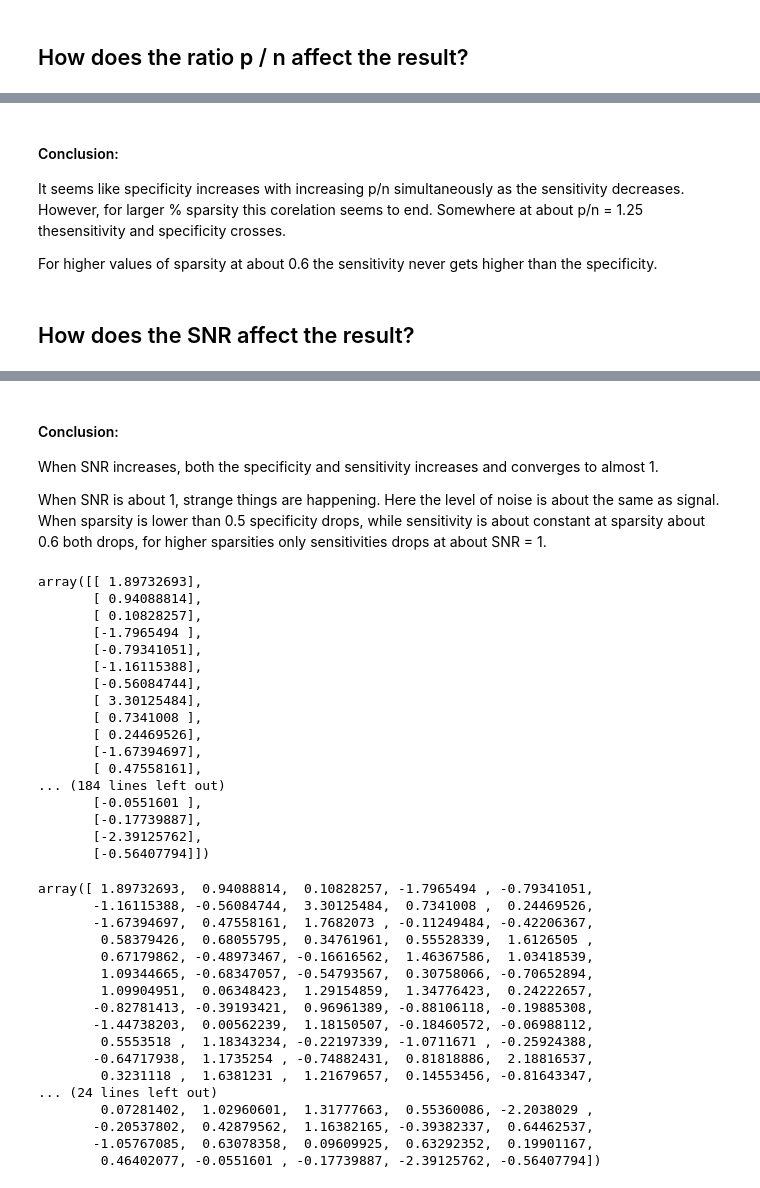
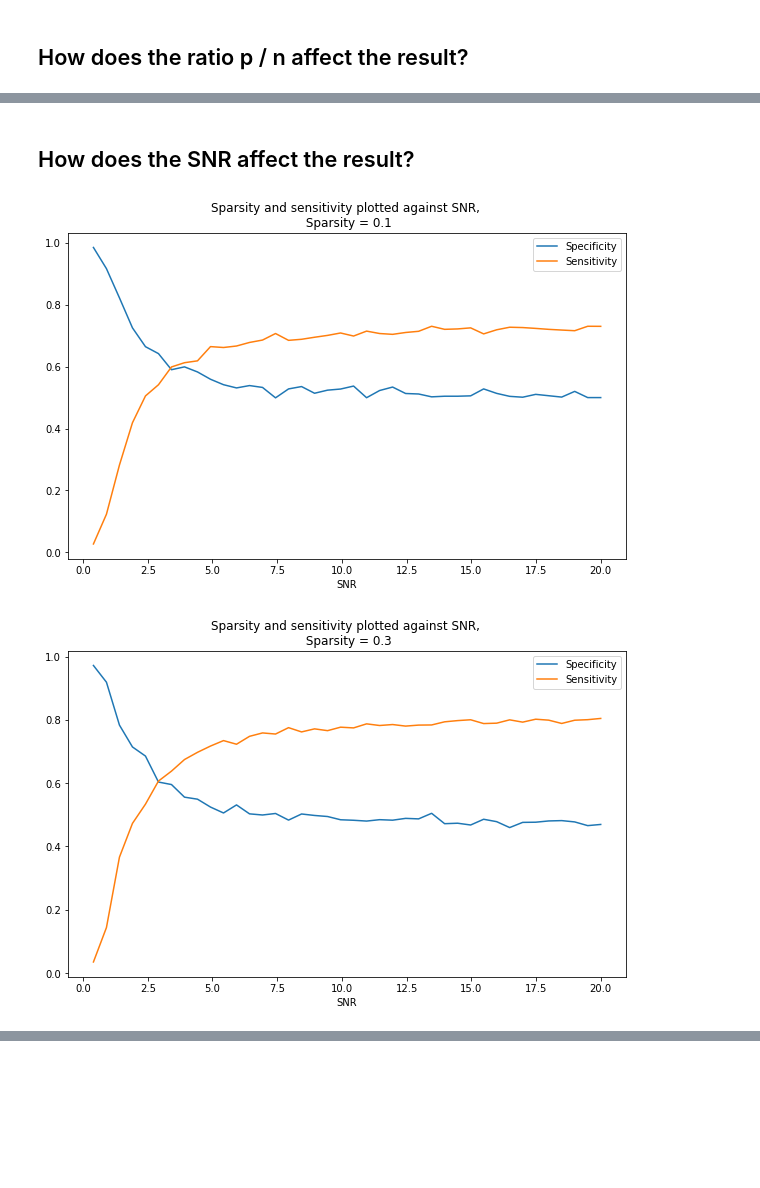
Before and after one commit to emmaryd/statistical-learning, a Jupyter notebook: project-the-lasso-and-sparsity-levels.ipynb, the cells around one changed output, grey strips where cells are left out. Cells and saved outputs as stored; diff of their text form; code cells hidden in the pictures; blank space fills up the shorter version.

```diff
--- a/project-the-lasso-and-sparsity-levels.ipynb
+++ b/project-the-lasso-and-sparsity-levels.ipynb
@@ -294,9 +236,3 @@ for s in sparsity:
-# %% [markdown]
-#### Conclusion:
-It seems like specificity increases with increasing p/n simultaneously as the sensitivity decreases.
-However, for larger % sparsity this corelation seems to end. Somewhere at about p/n = 1.25 thesensitivity and specificity crosses.
-
-For higher values of sparsity at about 0.6 the sensitivity never gets higher than the specificity.
 # %% [markdown]
 ## How does the SNR affect the result?
 # %%
@@ -310,38 +246,36 @@ for s in sparsity:
 
     for i in range(iterations):
         sensitivity = []
         specificity = []
 
-
-        #data.standardise_data()
+        data = dataset(200,250)
+        data.standardise_data()
+        data.add_sparsity(s)
 
         for gamma in SNR_vector:
-            data = dataset(200,250)
-            data.add_sparsity(s)
             data.set_to_specific_SNR(gamma)
 
             X, y = data.X, data.y
             beta = data.beta_sparse
-
-            #optimal_alpha = find_optimal_alpha_accuracy(X,y,beta)
-            #print(optimal_alpha)
-            #beta_hat = lasso(optimal_alpha, X, y)
             beta_hat = lassoCV( X, y)
 
             sens, spec = confusion_matrix(beta, beta_hat, plot=False)
             sensitivity.append(sens)
             specificity.append(spec)
 
         sensitivity_mean = sensitivity_mean + sensitivity
         specificity_mean = specificity_mean + specificity
 
     sensitivity_mean = sensitivity_mean / iterations
     specificity_mean = specificity_mean / iterations
 
     # Plot figure
     fig, ax = plt.subplots(figsize=(10,6))
     ax.set_title(f'Sparsity and sensitivity plotted against SNR, \n Sparsity = {s}')
     ax.set_xlabel('SNR')
     plt.plot(SNR_vector, specificity_mean, label='Specificity')
     plt.plot(SNR_vector, sensitivity_mean, label='Sensitivity')
     plt.legend()
+# %% [output]
+[figure, added]
+[figure, added]
@@ -348,45 +283,0 @@ for s in sparsity:
-# %% [markdown]
-#### Conclusion:
-When SNR increases, both the specificity and sensitivity increases and converges to almost 1.
-
-When SNR is about 1, strange things are happening. Here the level of noise is about the same as signal. When sparsity is lower than 0.5 specificity drops, while sensitivity is about constant at sparsity about 0.6 both drops, for higher sparsities only sensitivities drops at about SNR = 1.
-# %%
-y
-# %% [output]
-array([[ 1.89732693],
-       [ 0.94088814],
-       [ 0.10828257],
-       [-1.7965494 ],
-       [-0.79341051],
-       [-1.16115388],
-       [-0.56084744],
-       [ 3.30125484],
-       [ 0.7341008 ],
-       [ 0.24469526],
-       [-1.67394697],
-       [ 0.47558161],
-... (184 lines left out)
-       [-0.0551601 ],
-       [-0.17739887],
-       [-2.39125762],
-       [-0.56407794]])
-# %%
-y.ravel()
-# %% [output]
-array([ 1.89732693,  0.94088814,  0.10828257, -1.7965494 , -0.79341051,
-       -1.16115388, -0.56084744,  3.30125484,  0.7341008 ,  0.24469526,
-       -1.67394697,  0.47558161,  1.7682073 , -0.11249484, -0.42206367,
-        0.58379426,  0.68055795,  0.34761961,  0.55528339,  1.6126505 ,
-        0.67179862, -0.48973467, -0.16616562,  1.46367586,  1.03418539,
-        1.09344665, -0.68347057, -0.54793567,  0.30758066, -0.70652894,
-        1.09904951,  0.06348423,  1.29154859,  1.34776423,  0.24222657,
-       -0.82781413, -0.39193421,  0.96961389, -0.88106118, -0.19885308,
-       -1.44738203,  0.00562239,  1.18150507, -0.18460572, -0.06988112,
-        0.5553518 ,  1.18343234, -0.22197339, -1.0711671 , -0.25924388,
-       -0.64717938,  1.1735254 , -0.74882431,  0.81818886,  2.18816537,
-        0.3231118 ,  1.6381231 ,  1.21679657,  0.14553456, -0.81643347,
-... (24 lines left out)
-        0.07281402,  1.02960601,  1.31777663,  0.55360086, -2.2038029 ,
-       -0.20537802,  0.42879562,  1.16382165, -0.39382337,  0.64462537,
-       -1.05767085,  0.63078358,  0.09609925,  0.63292352,  0.19901167,
-        0.46402077, -0.0551601 , -0.17739887, -2.39125762, -0.56407794])
```
Also changed, not shown: parts of 6 cells of this notebook.
